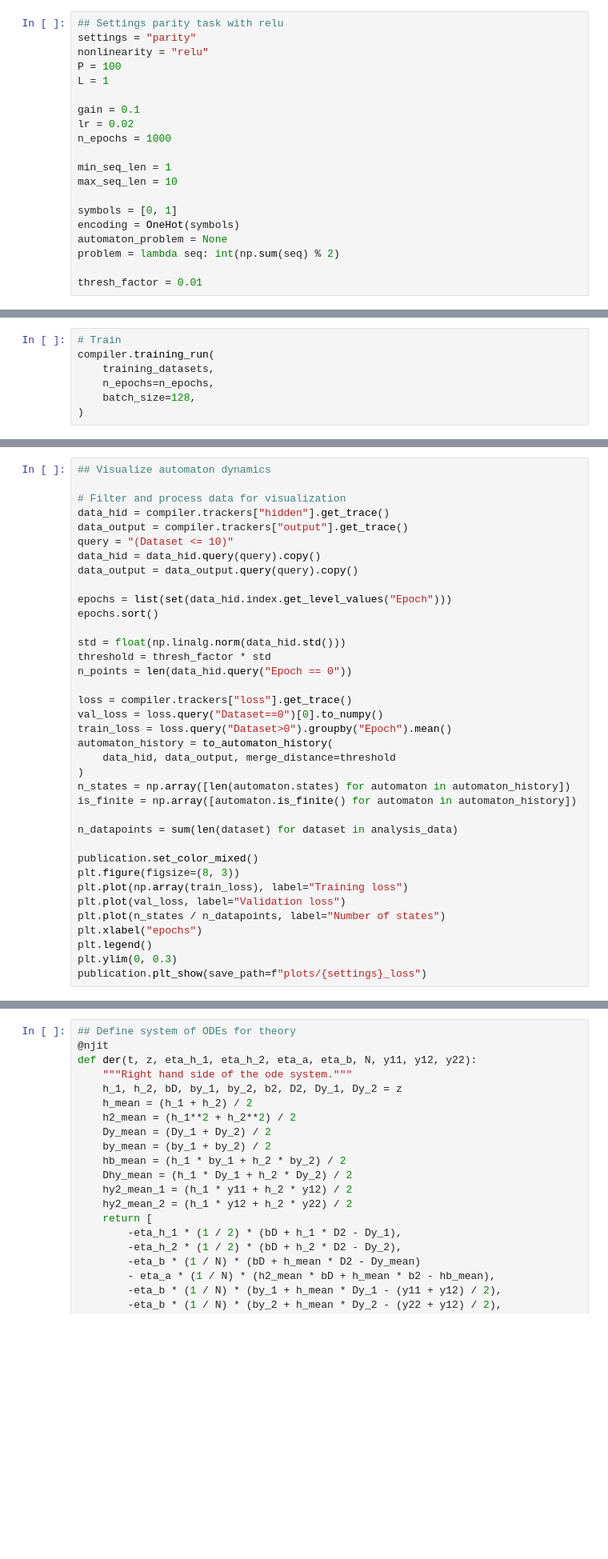
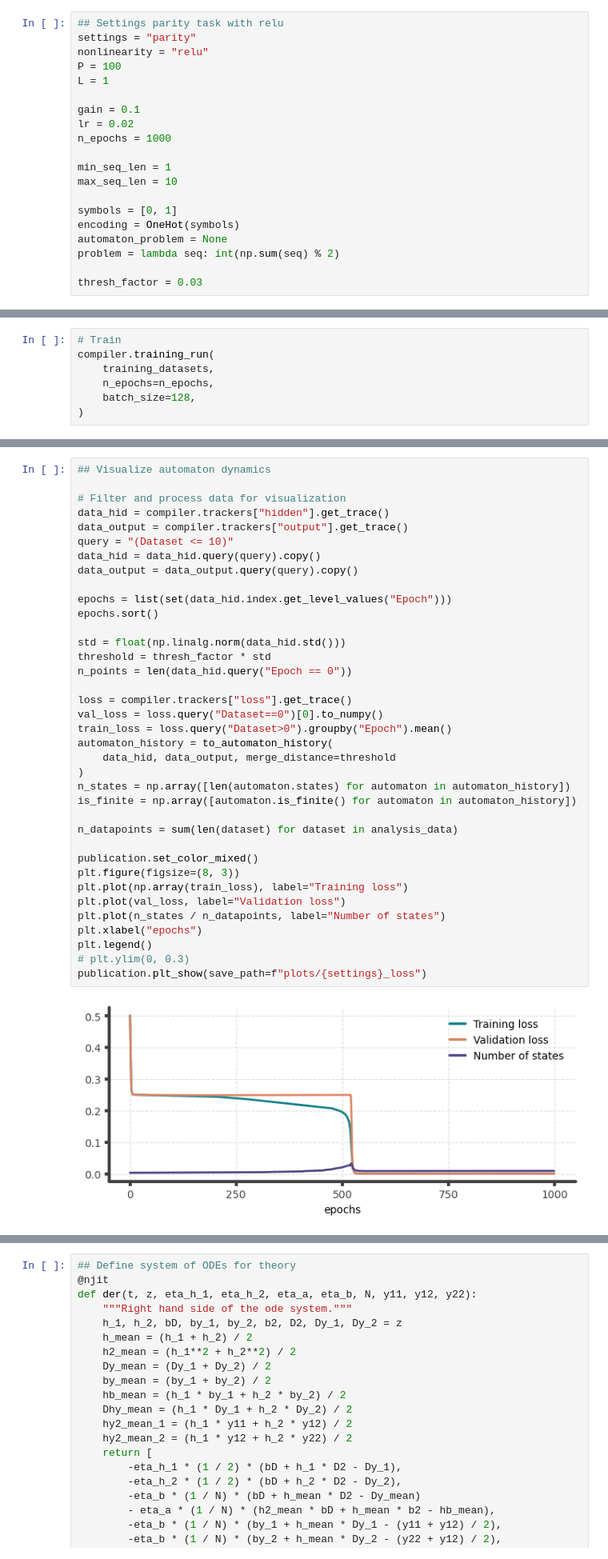
Before and after one commit to loekvanrossem/rnn_structure, a Jupyter notebook: parity/main.ipynb, the cells around one changed output, grey strips where cells are left out. Shown: that part at 80% size. Drawn from its saved outputs; the diff is of its cells as text; blank space fills up the shorter version.

```diff
--- a/parity/main.ipynb
+++ b/parity/main.ipynb
@@ -54,4 +59,4 @@ encoding = OneHot(symbols)
 automaton_problem = None
 problem = lambda seq: int(np.sum(seq) % 2)
 
-thresh_factor = 0.01
+thresh_factor = 0.03
@@ -177,31 +261,33 @@ data_output = compiler.trackers["output"].get_trace()
 query = "(Dataset <= 10)"
 data_hid = data_hid.query(query).copy()
 data_output = data_output.query(query).copy()
 
 epochs = list(set(data_hid.index.get_level_values("Epoch")))
 epochs.sort()
 
 std = float(np.linalg.norm(data_hid.std()))
 threshold = thresh_factor * std
 n_points = len(data_hid.query("Epoch == 0"))
 
 loss = compiler.trackers["loss"].get_trace()
 val_loss = loss.query("Dataset==0")[0].to_numpy()
 train_loss = loss.query("Dataset>0").groupby("Epoch").mean()
 automaton_history = to_automaton_history(
     data_hid, data_output, merge_distance=threshold
 )
 n_states = np.array([len(automaton.states) for automaton in automaton_history])
 is_finite = np.array([automaton.is_finite() for automaton in automaton_history])
 
 n_datapoints = sum(len(dataset) for dataset in analysis_data)
 
 publication.set_color_mixed()
 plt.figure(figsize=(8, 3))
 plt.plot(np.array(train_loss), label="Training loss")
 plt.plot(val_loss, label="Validation loss")
 plt.plot(n_states / n_datapoints, label="Number of states")
 plt.xlabel("epochs")
 plt.legend()
-plt.ylim(0, 0.3)
+# plt.ylim(0, 0.3)
 publication.plt_show(save_path=f"plots/{settings}_loss")
+# %% [output]
+[figure, added]
```
Also changed, not shown: parts of 15 cells of this notebook, 7 other files.
